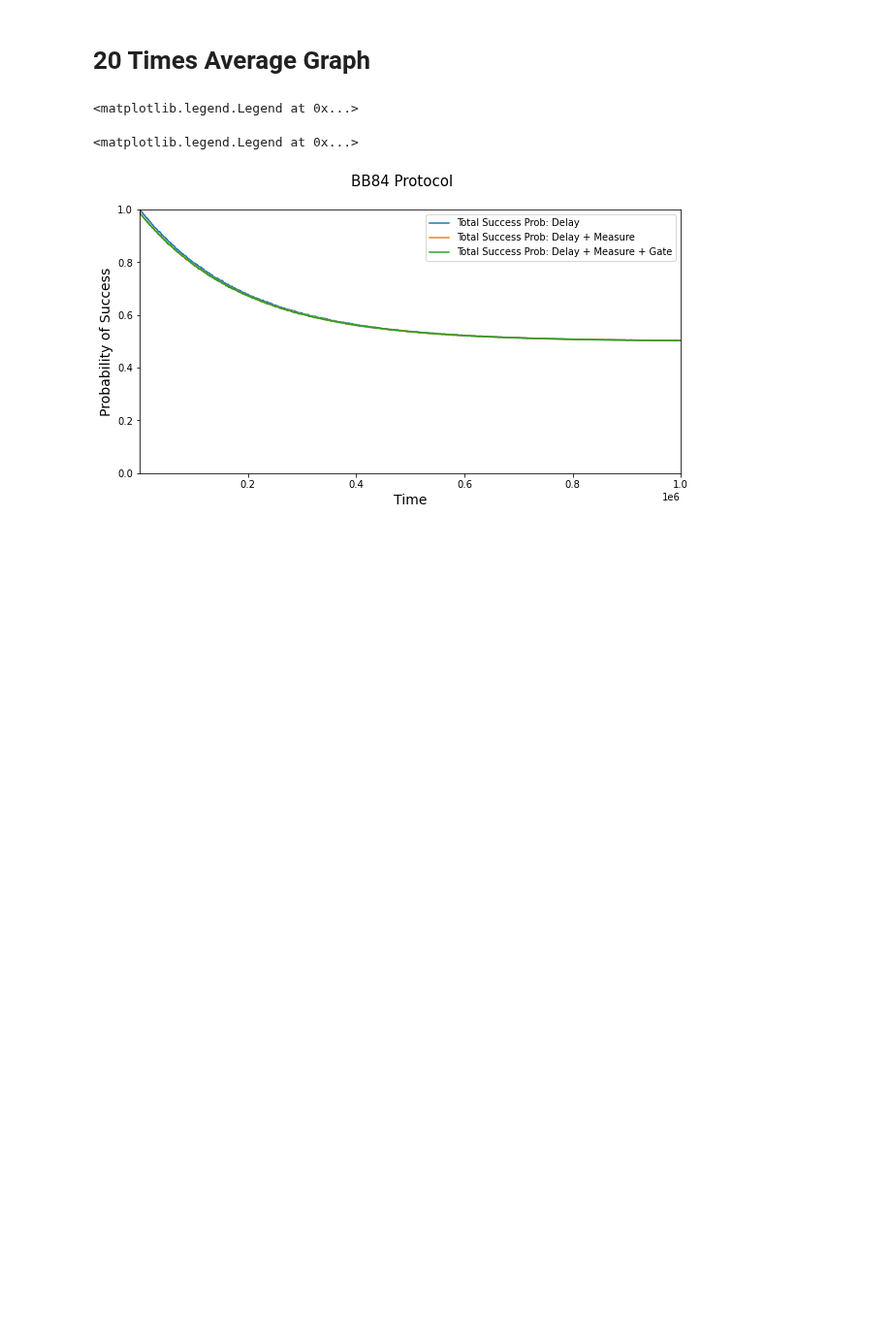
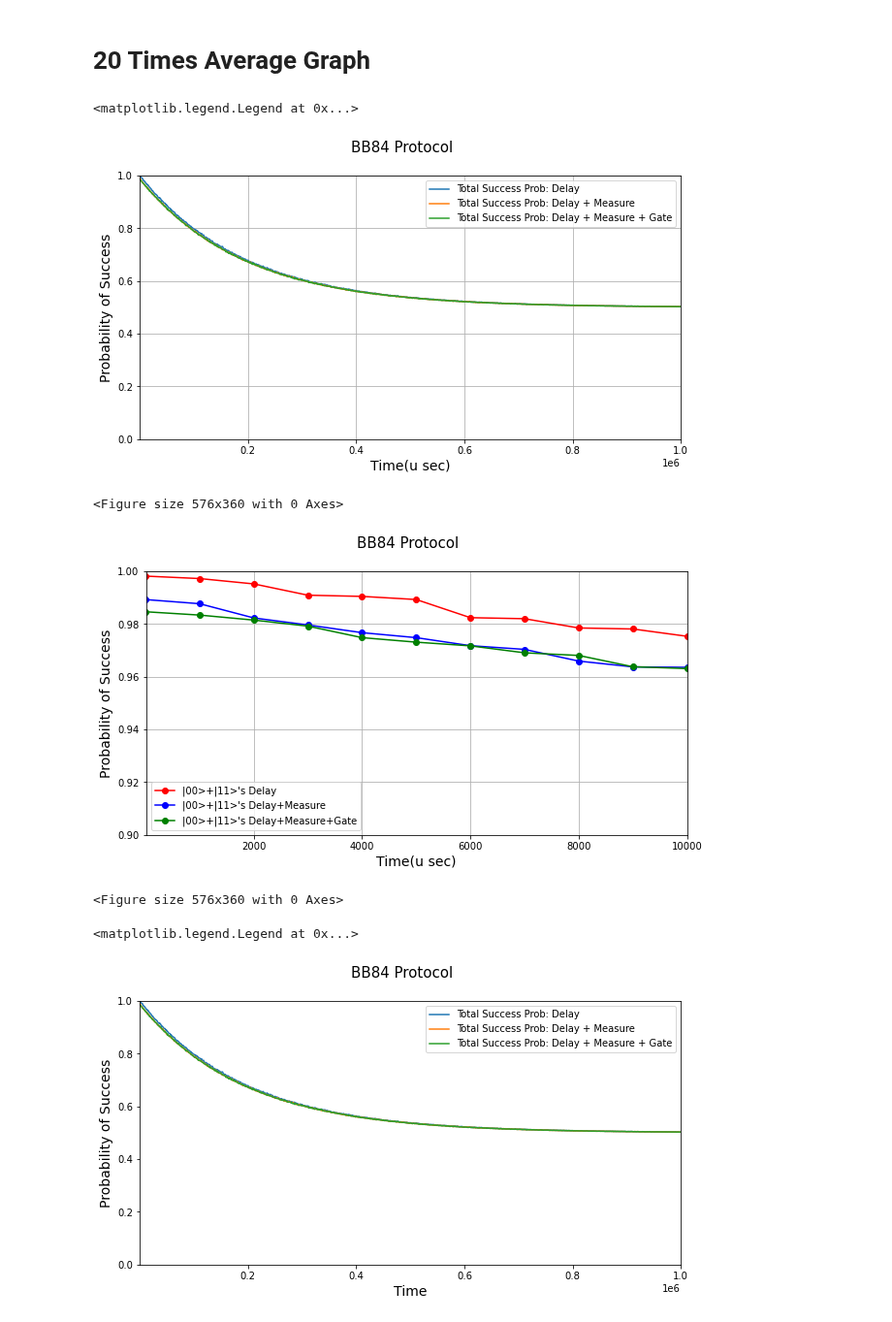
Before and after one commit to bishwajitprasadgond/Amplitude-damping-error-on-Quantum-Key-Distribution-Protocols-Effect-and-A-Probable-Bypass, a Jupyter notebook: BB84/BB84 20 time Avg Graph.ipynb, the cells around one changed output. Shown at 97% size. Cells and saved outputs as stored; diff of their text form; code cells hidden in the pictures; blank space fills up the shorter version.

```diff
--- a/BB84/BB84 20 time Avg Graph.ipynb
+++ b/BB84/BB84 20 time Avg Graph.ipynb
@@ -13,35 +13,41 @@ delay = np.arange(0,1001000,1000)
 # %%
 %config InlineBackend.print_figure_kwargs={'facecolor' : "w"}
 import matplotlib.pyplot as plt
 from matplotlib.ticker import (AutoMinorLocator, MultipleLocator)
 fig, ax = plt.subplots(figsize=(10, 5))
 fig.suptitle('BB84 Protocol',fontsize=15)
-ax.set_xlim(10, 10000)
-ax.set_ylim(0.8,1)
+ax.set_xlim(10, 1000000)
+ax.set_ylim(0,1)
 plt.ylabel('Probability of Success',fontsize=14)
-plt.xlabel('Time(Micro Sec)',fontsize=14)
+plt.xlabel('Time(u sec)',fontsize=14)
+plt.grid()
 fig = plt.figure(figsize=(8,5))
 ax.plot(delay,success,label = "Total Success Prob: Delay ")
 ax.plot(delay,success1,label = "Total Success Prob: Delay + Measure ")
 ax.plot(delay,success2,label = "Total Success Prob: Delay + Measure + Gate")
 ax.legend()
 
 %config InlineBackend.print_figure_kwargs={'facecolor' : "w"}
 import matplotlib.pyplot as plt
 from matplotlib.ticker import (AutoMinorLocator, MultipleLocator)
 fig, ax = plt.subplots(figsize=(10, 5))
 fig.suptitle('BB84 Protocol',fontsize=15)
 ax.set_xlim(10, 10000)
-ax.set_ylim(0.8,1)
+ax.set_ylim(0.9,1)
 plt.ylabel('Probability of Success',fontsize=14)
-plt.xlabel('Time(Micro Sec)',fontsize=14)
+plt.xlabel('Time(u sec)',fontsize=14)
+plt.grid()
 fig = plt.figure(figsize=(8,5))
 ax.plot(delay,success,'ro-',label = "|00>+|11>'s Delay")
 ax.plot(delay,success1,'bo-',label = "|00>+|11>'s Delay+Measure")
 ax.plot(delay,success2,'go-',label = "|00>+|11>'s Delay+Measure+Gate")
 ax.legend()
 # %% [output]
 <matplotlib.legend.Legend at 0x...>
+[figure, added]
+<Figure size 576x360 with 0 Axes>
+[figure, added]
+<Figure size 576x360 with 0 Axes>
 # %%
 %config InlineBackend.print_figure_kwargs={'facecolor' : "w"}
 import matplotlib.pyplot as plt
```
